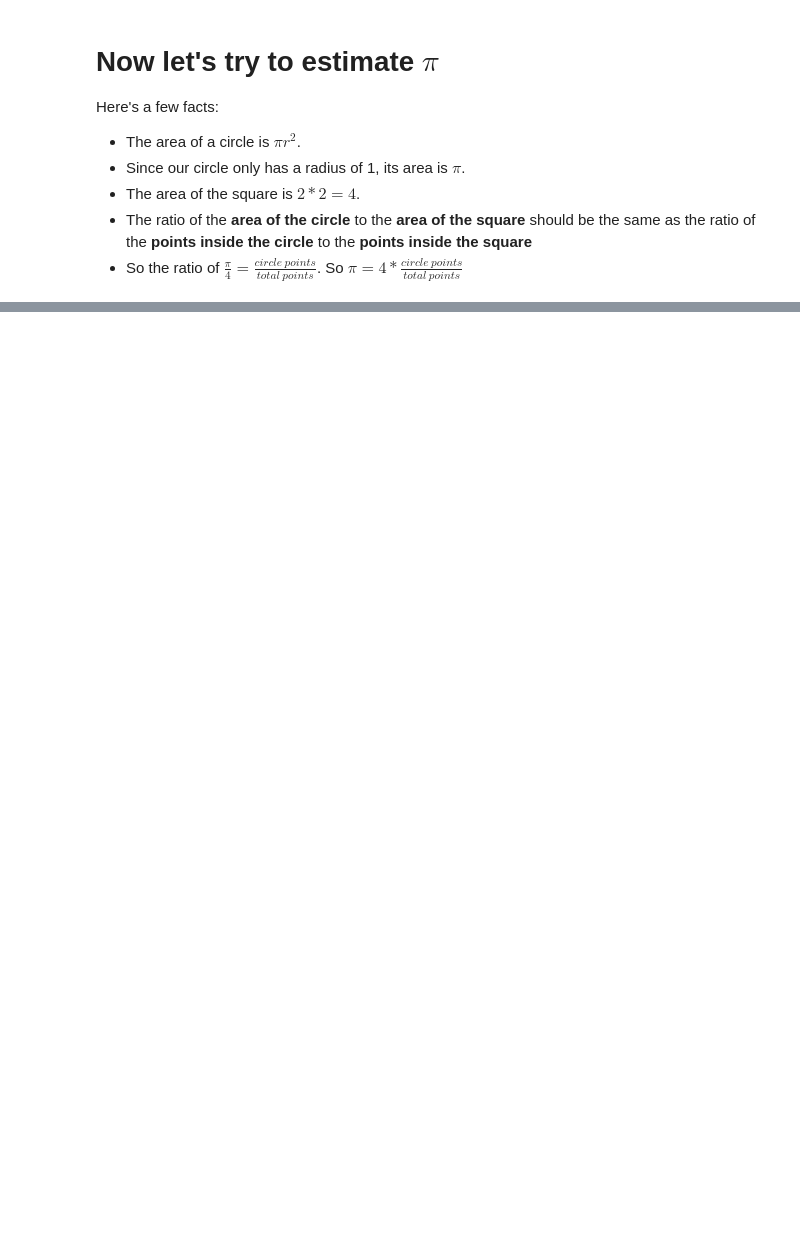
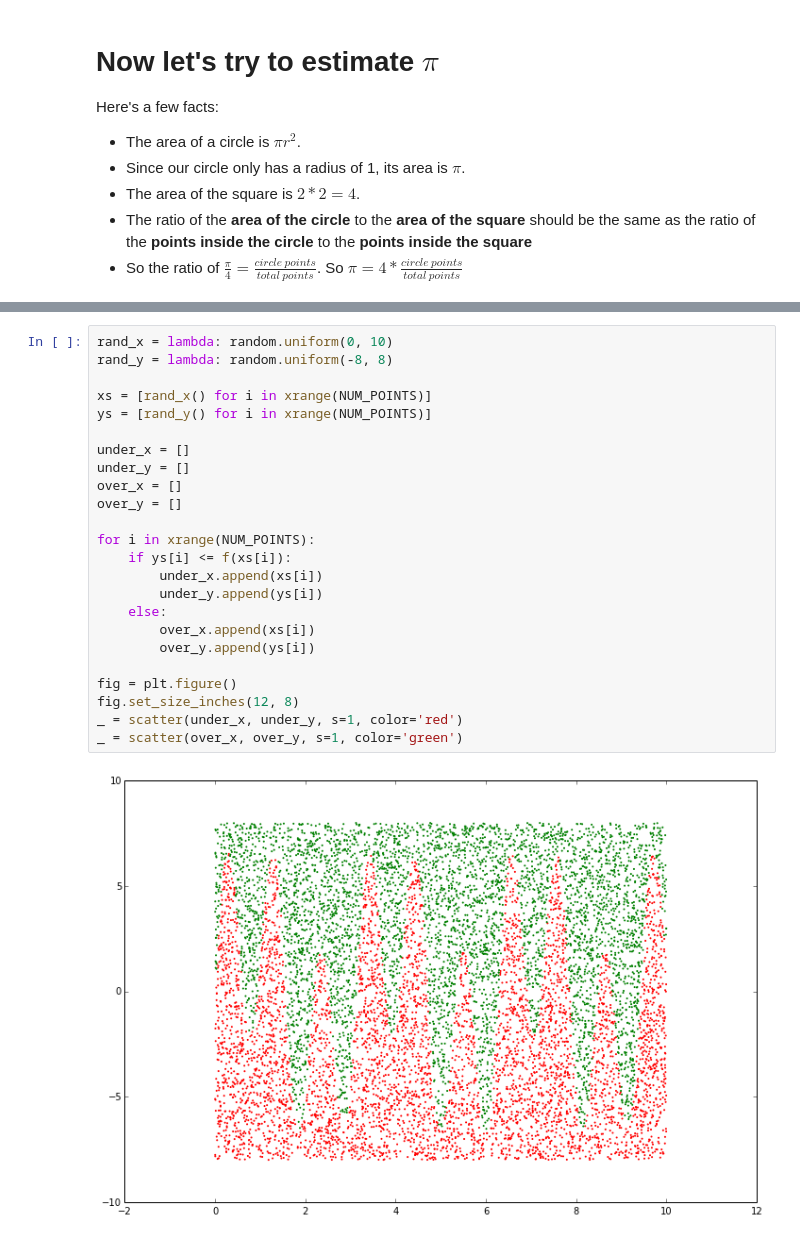
Before and after one commit to calebmadrigal/math-with-python, a Jupyter notebook: MonteCarloEstimation.ipynb, the cells around one changed output, grey strips where cells are left out. Drawn from its saved outputs; the diff is of its cells as text; blank space fills up the shorter version.

```diff
--- a/MonteCarloEstimation.ipynb
+++ b/MonteCarloEstimation.ipynb
@@ -47,0 +60,26 @@ Estimate of area of circle (pi): 3.1496
+# %%
+rand_x = lambda: random.uniform(0, 10)
+rand_y = lambda: random.uniform(-8, 8)
+
+xs = [rand_x() for i in xrange(NUM_POINTS)]
+ys = [rand_y() for i in xrange(NUM_POINTS)]
+
+under_x = []
+under_y = []
+over_x = []
+over_y = []
+
+for i in xrange(NUM_POINTS):
+    if ys[i] <= f(xs[i]):
+        under_x.append(xs[i])
+        under_y.append(ys[i])
+    else:
+        over_x.append(xs[i])
+        over_y.append(ys[i])
+
+fig = plt.figure()
+fig.set_size_inches(12, 8)
+_ = scatter(under_x, under_y, s=1, color='red')
+_ = scatter(over_x, over_y, s=1, color='green')
+# %% [output]
+[figure, added]
```
Also changed, not shown: parts of 5 cells of this notebook, 1 other file.
